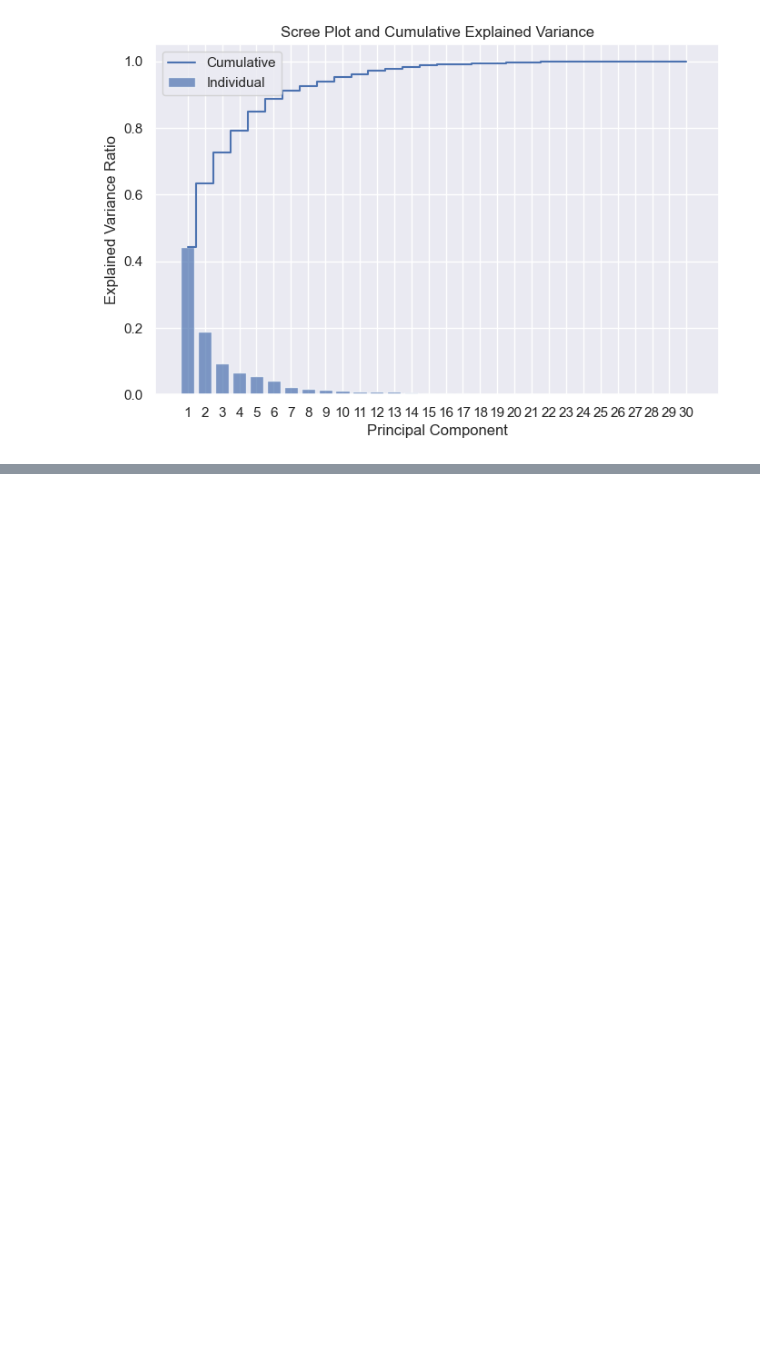
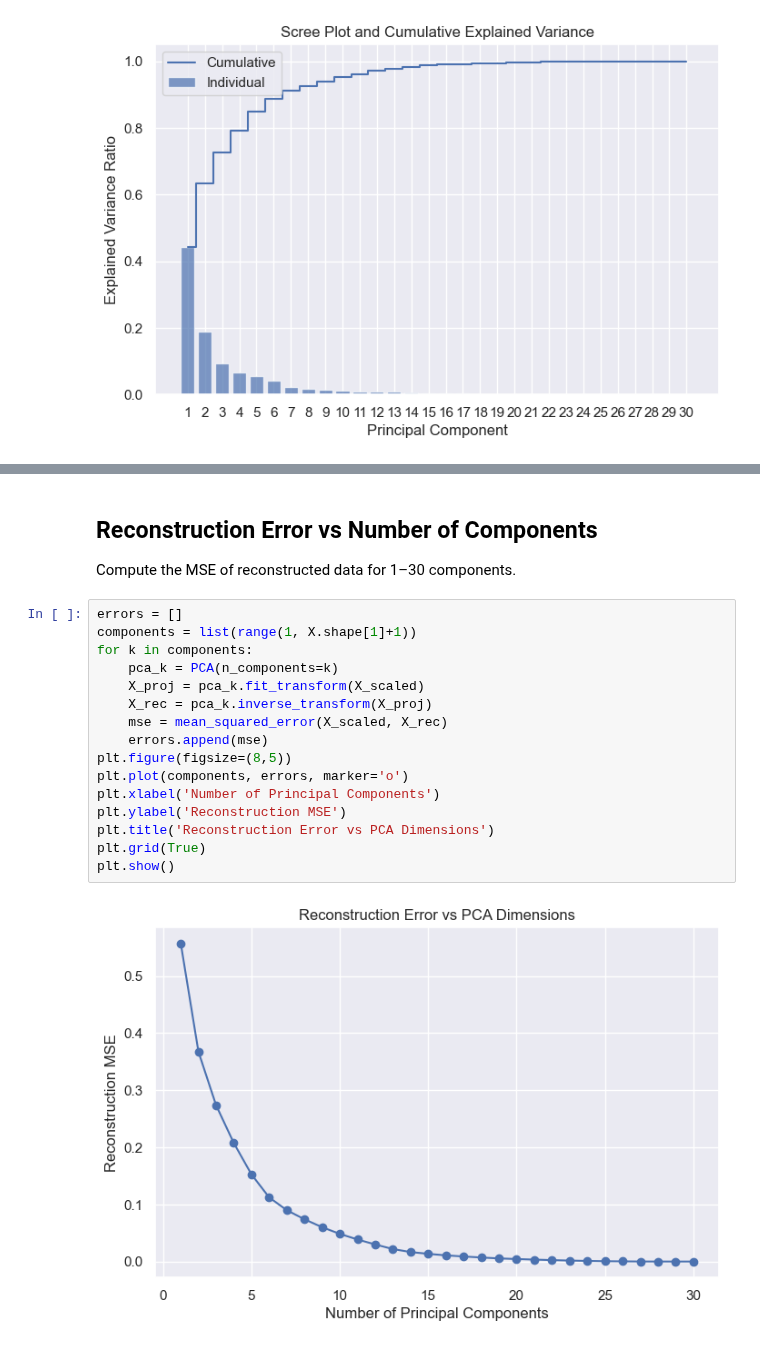
Before and after one commit to t0dd26/CMOR438-Spring-2025, a Jupyter notebook: Unsupervised ML/PCA.ipynb, the cells around one changed output, grey strips where cells are left out. Saved outputs shown, nothing was run; the diff lists cells and outputs as text; blank space fills up the shorter version.

```diff
--- a/Unsupervised ML/PCA.ipynb
+++ b/Unsupervised ML/PCA.ipynb
@@ -109,0 +249,21 @@ plt.show()
+# %% [markdown]
+## Reconstruction Error vs Number of Components
+Compute the MSE of reconstructed data for 1–30 components.
+# %%
+errors = []
+components = list(range(1, X.shape[1]+1))
+for k in components:
+    pca_k = PCA(n_components=k)
+    X_proj = pca_k.fit_transform(X_scaled)
+    X_rec = pca_k.inverse_transform(X_proj)
+    mse = mean_squared_error(X_scaled, X_rec)
+    errors.append(mse)
+plt.figure(figsize=(8,5))
+plt.plot(components, errors, marker='o')
+plt.xlabel('Number of Principal Components')
+plt.ylabel('Reconstruction MSE')
+plt.title('Reconstruction Error vs PCA Dimensions')
+plt.grid(True)
+plt.show()
+# %% [output]
+[figure, added]
```
Also changed, not shown: parts of 13 cells of this notebook.
